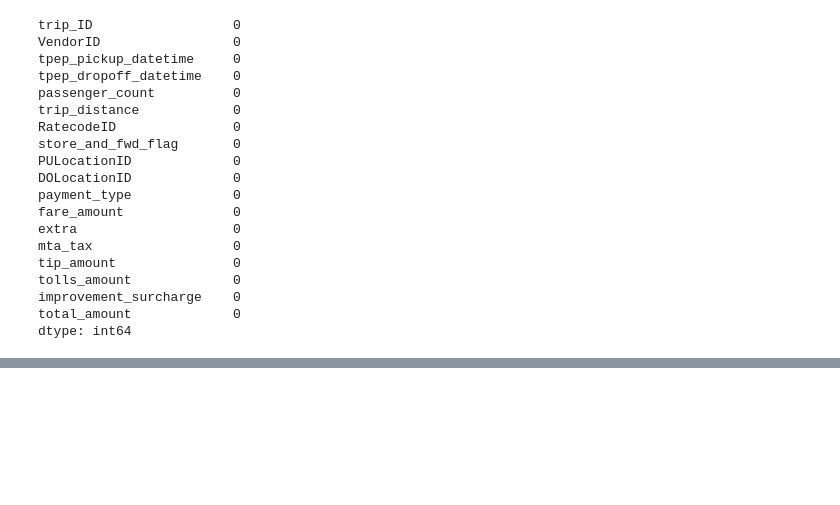
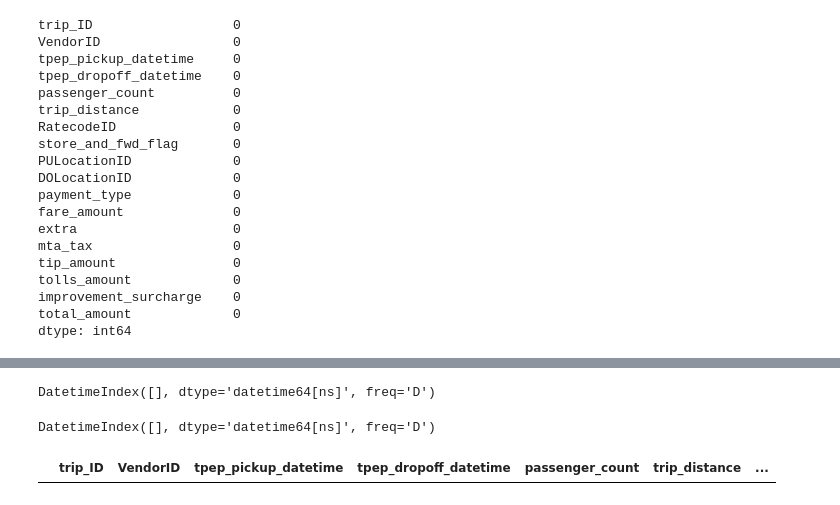
Before and after one commit to AfobCode/LearningPython, a Jupyter notebook: Automatidata/code/GoBeyondNumbers.ipynb, the cells around one changed output, grey strips where cells are left out. Saved outputs shown, nothing was run; the diff lists cells and outputs as text; code cells hidden in the pictures; blank space fills up the shorter version.

Commit message:
starting with data validation

```diff
--- a/Automatidata/code/GoBeyondNumbers.ipynb
+++ b/Automatidata/code/GoBeyondNumbers.ipynb
@@ -149,0 +154,5 @@ dtype: int64
+# %%
+taxi_2017_raw["dropoff_date"] = taxi_2017_raw["tpep_dropoff_datetime"].dt.date
+taxi_2017_raw["pickup_date"] = taxi_2017_raw["tpep_pickup_datetime"].dt.date
+
+taxi_2017_raw.head()
@@ -149,0 +166,14 @@ dtype: int64
+# %%
+full_calendar_2017 = pd.date_range(start = "2017-01-01", end= "2017-12-31")
+
+full_calendar_2017.difference(taxi_2017_raw["pickup_date"])
+# %% [output]
+DatetimeIndex([], dtype='datetime64[ns]', freq='D')
+# %%
+full_calendar_2017.difference(taxi_2017_raw["dropoff_date"])
+# %% [output]
+DatetimeIndex([], dtype='datetime64[ns]', freq='D')
+# %%
+taxi_2017_raw[ taxi_2017_raw.duplicated(subset= ["tpep_pickup_datetime","tpep_dropoff_datetime"],keep= False)]
+# %% [output]
+|  | trip_ID | VendorID | tpep_pickup_datetime | tpep_dropoff_datetime | passenger_count | trip_distance | ... |
```
Also changed, not shown: parts of 2 cells of this notebook.
